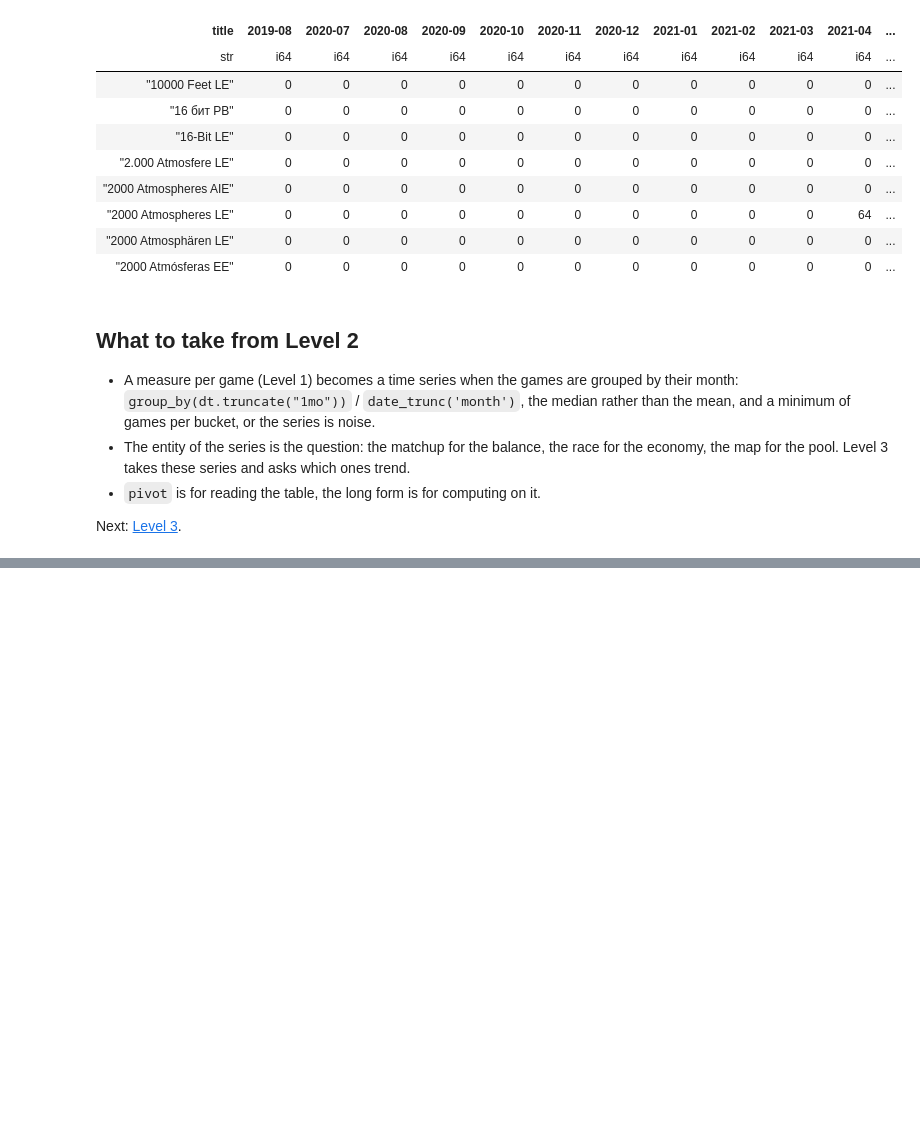
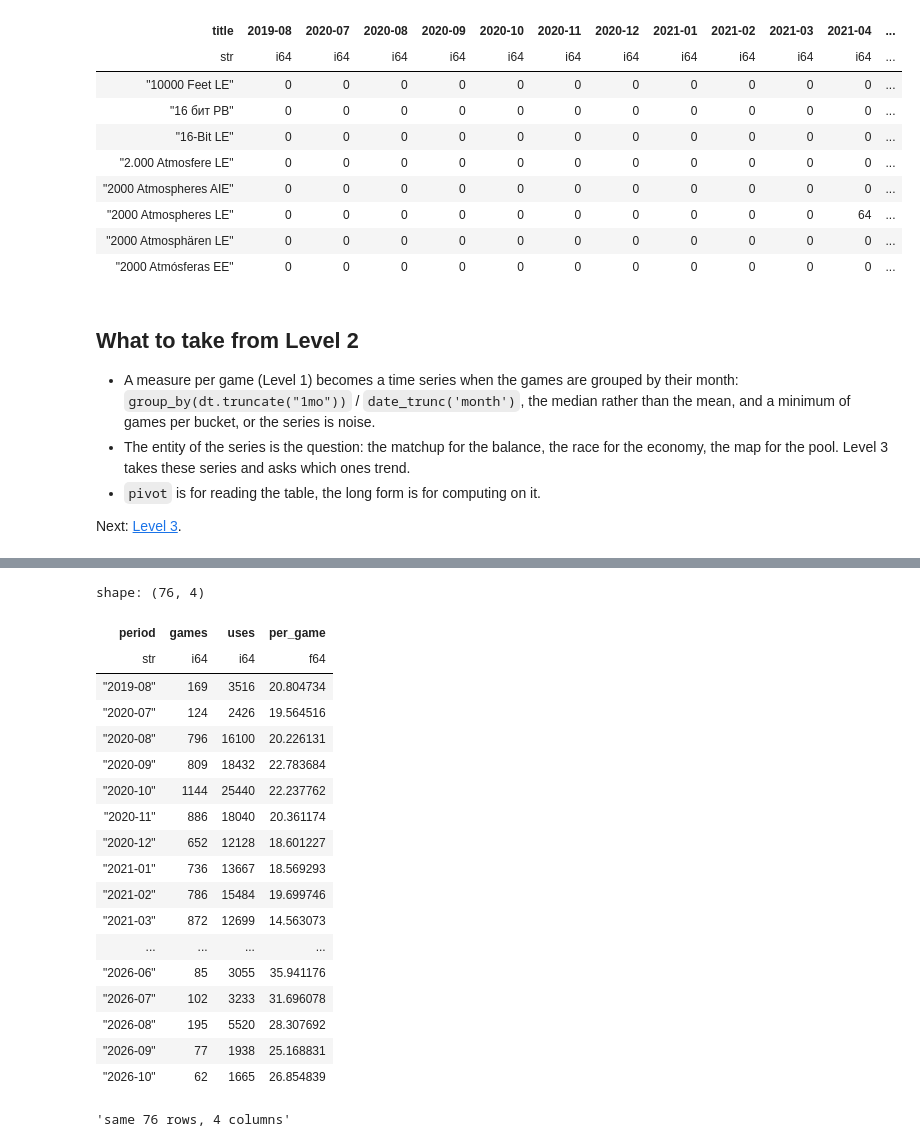
Before and after one commit to sebosp/s2-polars-data-analysis, a Jupyter notebook: jupyter_notebooks/Level_2_Over_Time.ipynb, the cells around one changed output, grey strips where cells are left out. Cells and saved outputs as stored; diff of their text form; code cells hidden in the pictures; blank space fills up the shorter version.

```diff
--- a/jupyter_notebooks/Level_2_Over_Time.ipynb
+++ b/jupyter_notebooks/Level_2_Over_Time.ipynb
@@ -418,0 +426,60 @@ Next: [Level 3](./Level_3_Trends.ipynb).
+# %%
+zerg = s2.race_letter("player_race") == "Z"
+games_of_race = (
+    s2.usage(IPC_DIR, "player_usage", "month").filter(zerg).group_by("period").agg(pl.col("games").sum().cast(pl.Int64))
+)
+inject_per_month = (
+    s2.usage(IPC_DIR, "ability_usage", "month")
+    .filter(zerg, pl.col("ability") == "SpawnLarva.Execute")
+    .group_by("period")
+    .agg(pl.col("uses").sum().cast(pl.Int64))
+    .join(games_of_race, on="period")
+    .filter(pl.col("games") >= 10)
+    .with_columns((pl.col("uses") / pl.col("games")).alias("per_game"))
+    .select("period", "games", "uses", "per_game")
+    .sort("period")
+    .collect()
+)
+inject_per_month
+# %% [output]
+shape: (76, 4)
+| period | games | uses | per_game |
+| str | i64 | i64 | f64 |
+| "2019-08" | 169 | 3516 | 20.804734 |
+| "2020-07" | 124 | 2426 | 19.564516 |
+| "2020-08" | 796 | 16100 | 20.226131 |
+| "2020-09" | 809 | 18432 | 22.783684 |
+| "2020-10" | 1144 | 25440 | 22.237762 |
+| "2020-11" | 886 | 18040 | 20.361174 |
+| "2020-12" | 652 | 12128 | 18.601227 |
+| "2021-01" | 736 | 13667 | 18.569293 |
+| "2021-02" | 786 | 15484 | 19.699746 |
+| "2021-03" | 872 | 12699 | 14.563073 |
+| ... | ... | ... | ... |
+| "2026-06" | 85 | 3055 | 35.941176 |
+| "2026-07" | 102 | 3233 | 31.696078 |
+| "2026-08" | 195 | 5520 | 28.307692 |
+| "2026-09" | 77 | 1938 | 25.168831 |
+| "2026-10" | 62 | 1665 | 26.854839 |
+# %%
+sql = con.sql("""
+    WITH games AS (
+        SELECT period, sum(games) AS games
+        FROM player_usage_month u JOIN races r ON r.race = u.player_race
+        WHERE r.letter = 'Z'
+        GROUP BY ALL
+    ),
+    uses AS (
+        SELECT period, sum(uses) AS uses
+        FROM ability_usage_month u JOIN races r ON r.race = u.player_race
+        WHERE r.letter = 'Z' AND ability = 'SpawnLarva.Execute'
+        GROUP BY ALL
+    )
+    SELECT period, games, uses, uses / games AS per_game
+    FROM games JOIN uses USING (period)
+    WHERE games >= 10
+    ORDER BY period
+""")
+s2.same(inject_per_month, sql)
+# %% [output]
+'same 76 rows, 4 columns'
```
Also changed, not shown: parts of 3 cells of this notebook, 43 other files.
